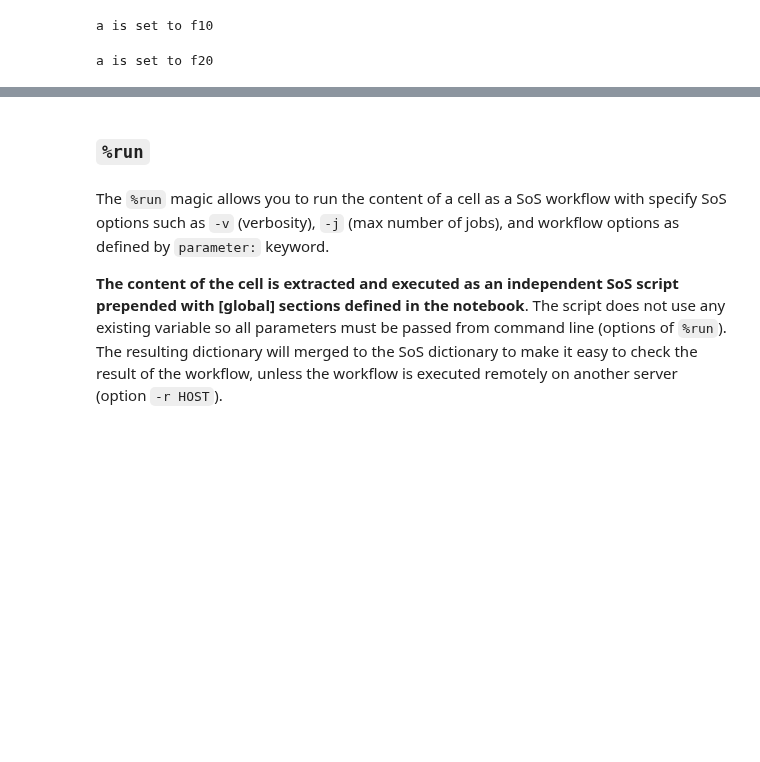
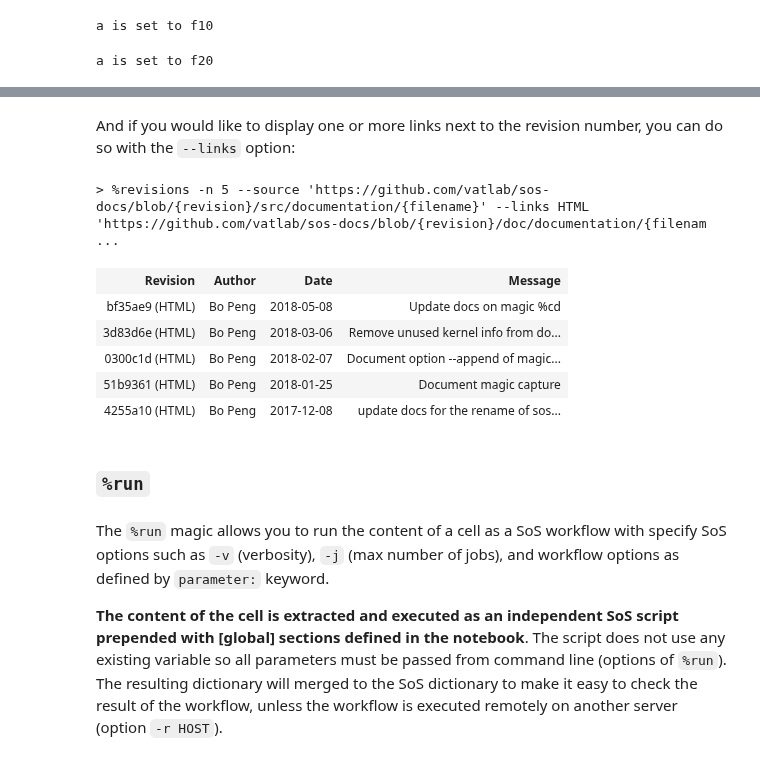
Before and after one commit to vatlab/sos-docs, a Jupyter notebook: src/documentation/SoS_Magics.ipynb, the cells around one changed output, grey strips where cells are left out. Cells and saved outputs as stored; diff of their text form; code cells hidden in the pictures; blank space fills up the shorter version.

```diff
--- a/src/documentation/SoS_Magics.ipynb
+++ b/src/documentation/SoS_Magics.ipynb
@@ -444,3 +527,17 @@ a is set to f20
+# %% [markdown]
+And if you would like to display one or more links next to the revision number, you can do so with the `--links` option:
+# %%
+%revisions -n 5 \
+  --source 'https://github.com/vatlab/sos-docs/blob/{{revision}}/src/documentation/{{filename}}' \
+  --links HTML 'https://github.com/vatlab/sos-docs/blob/{{revision}}/doc/documentation/{{filename[:-6]}}.html'
+# %% [output]
+> %revisions -n 5 --source 'https://github.com/vatlab/sos-docs/blob/{revision}/src/documentation/{filename}' --links HTML 'https://github.com/vatlab/sos-docs/blob/{revision}/doc/documentation/{filenam ...
+| Revision | Author | Date | Message |
+| bf35ae9 (HTML) | Bo Peng | 2018-05-08 | Update docs on magic %cd |
+| 3d83d6e (HTML) | Bo Peng | 2018-03-06 | Remove unused kernel info from do... |
+| 0300c1d (HTML) | Bo Peng | 2018-02-07 | Document option --append of magic... |
+| 51b9361 (HTML) | Bo Peng | 2018-01-25 | Document magic capture |
+| 4255a10 (HTML) | Bo Peng | 2017-12-08 | update docs for the rename of sos... |
 # %% [markdown]
 ### `%run` <a id="magic_run"></a>
 # %% [markdown]
```
Also changed, not shown: parts of 10 cells of this notebook, 1 other file.
